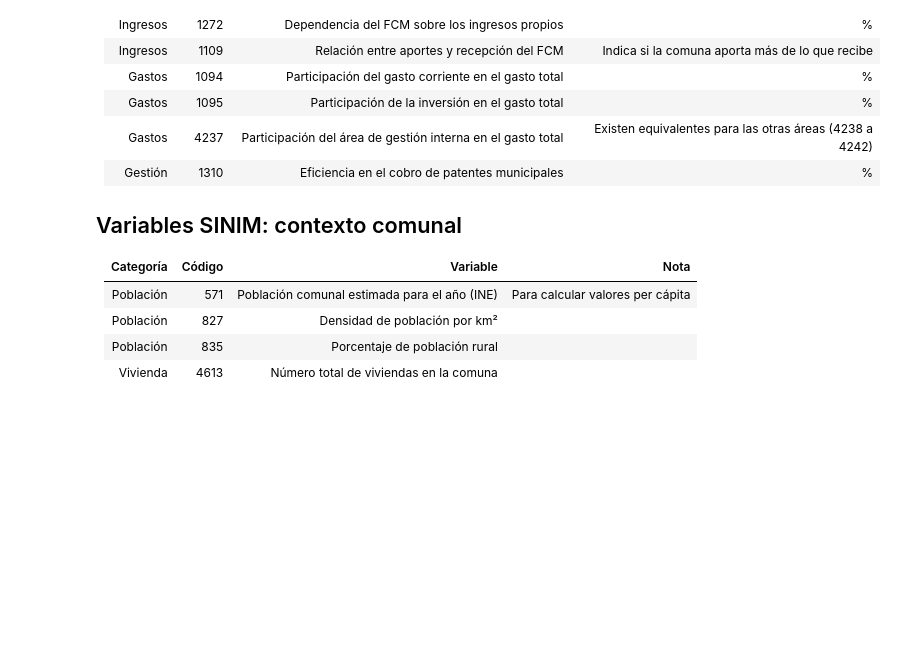
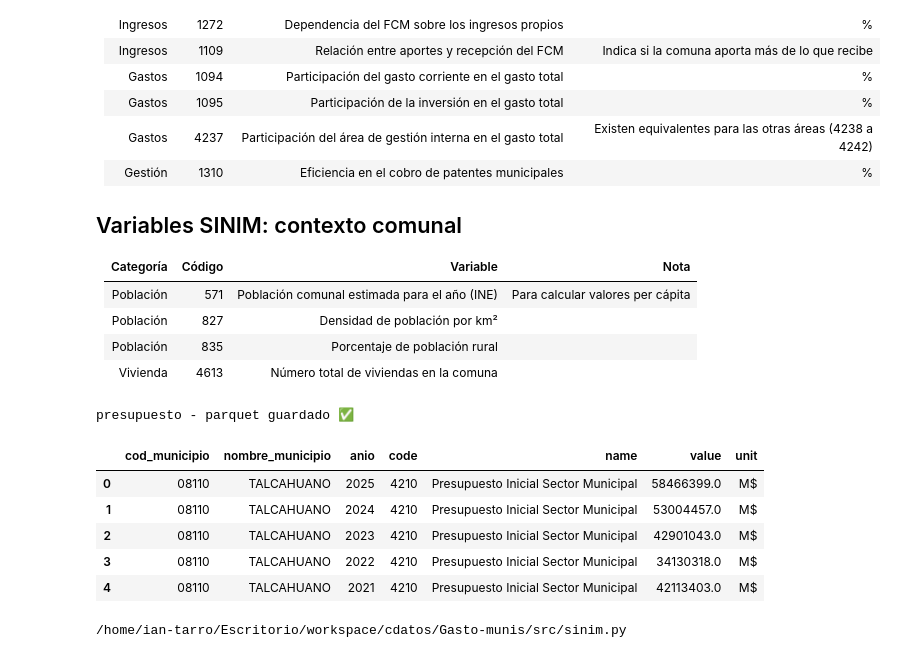
Before and after one commit to ianMLC/Gasto-munis, a Jupyter notebook: test01.ipynb, the cells around one changed output. Drawn from its saved outputs; the diff is of its cells as text; code cells hidden in the pictures; blank space fills up the shorter version.

```diff
--- a/test01.ipynb
+++ b/test01.ipynb
@@ -194,3 +194,27 @@ df
 | Población | 827 | Densidad de población por km² | |
 | Población | 835 | Porcentaje de población rural | |
 | Vivienda | 4613 | Número total de viviendas en la comuna | |
+# %%
+df = descargar_grupo("presupuesto")
+df.head()
+# %% [output]
+presupuesto - parquet guardado ✅
+|  | cod_municipio | nombre_municipio | anio | code | name | value | unit |
+| 0 | 08110 | TALCAHUANO | 2025 | 4210 | Presupuesto Inicial Sector Municipal | 58466399.0 | M$ |
+| 1 | 08110 | TALCAHUANO | 2024 | 4210 | Presupuesto Inicial Sector Municipal | 53004457.0 | M$ |
+| 2 | 08110 | TALCAHUANO | 2023 | 4210 | Presupuesto Inicial Sector Municipal | 42901043.0 | M$ |
+| 3 | 08110 | TALCAHUANO | 2022 | 4210 | Presupuesto Inicial Sector Municipal | 34130318.0 | M$ |
+| 4 | 08110 | TALCAHUANO | 2021 | 4210 | Presupuesto Inicial Sector Municipal | 42113403.0 | M$ |
+# %%
+   %load_ext autoreload
+   %autoreload 2
+
+   import sys
+   sys.path.append("..")
+
+   import src.sinim
+   print(src.sinim.__file__)
+
+   from src.sinim import descargar_todo
+# %% [output]
+/home/ian-tarro/Escritorio/workspace/cdatos/Gasto-munis/src/sinim.py
```
Also changed, not shown: parts of 4 cells of this notebook, 3 other files.
